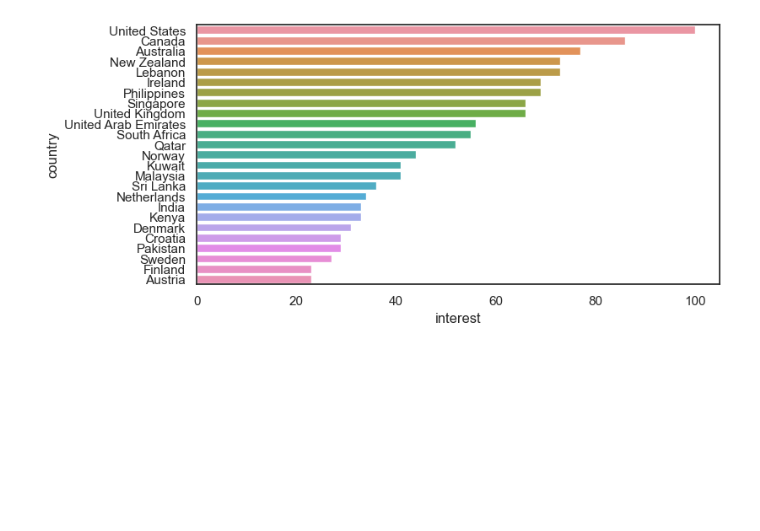
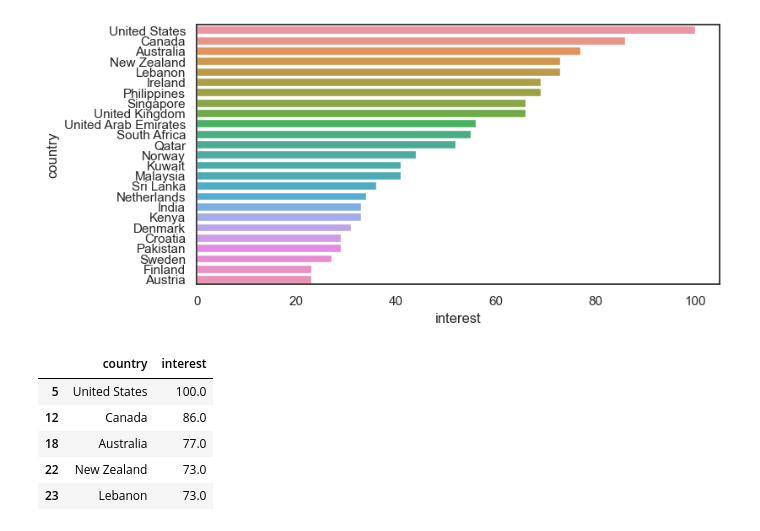
Before and after one commit to JeremyTallant/market_analysis, a Jupyter notebook: product_management.ipynb, the cells around one changed output. Drawn from its saved outputs; the diff is of its cells as text; code cells hidden in the pictures; blank space fills up the shorter version.

Commit message:
subsetted the dataframe for top 25 countries

```diff
--- a/product_management.ipynb
+++ b/product_management.ipynb
@@ -100,3 +100,16 @@ peak_covid = 'home workout'
 workout_global = read_geo('data/workout_global.csv')
 # %% [output]
 [figure]
+# %%
+# Subset the DataFrame to return the top 25 countries with the highest interest
+top_25_countries = workout_global.head(25)
+
+# Display the DataFrame
+top_25_countries.head()
+# %% [output]
+|  | country | interest |
+| 5 | United States | 100.0 |
+| 12 | Canada | 86.0 |
+| 18 | Australia | 77.0 |
+| 22 | New Zealand | 73.0 |
+| 23 | Lebanon | 73.0 |
```
